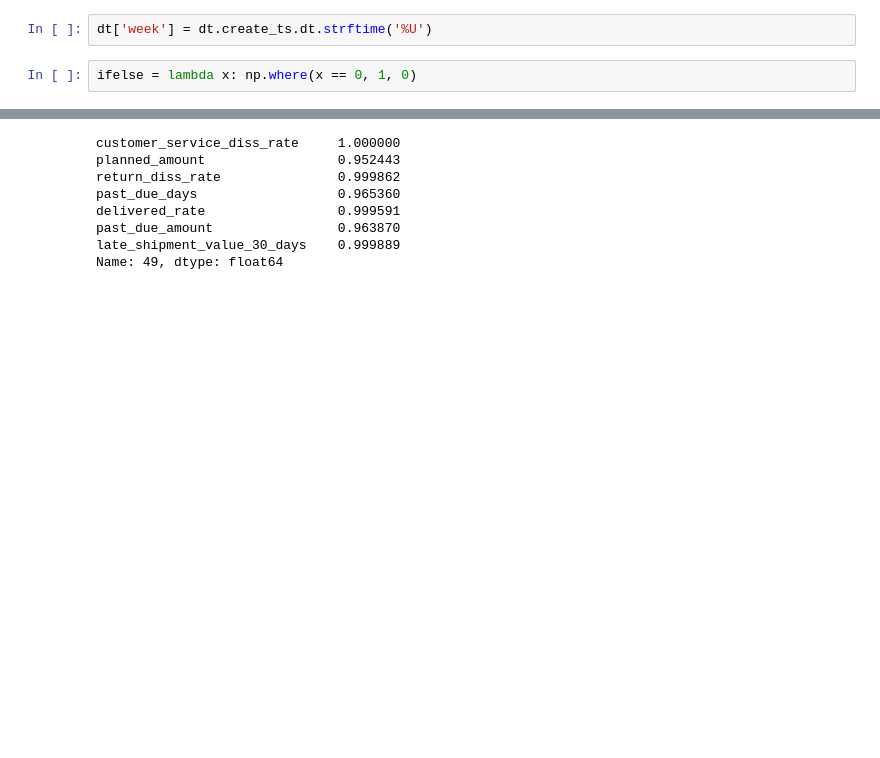
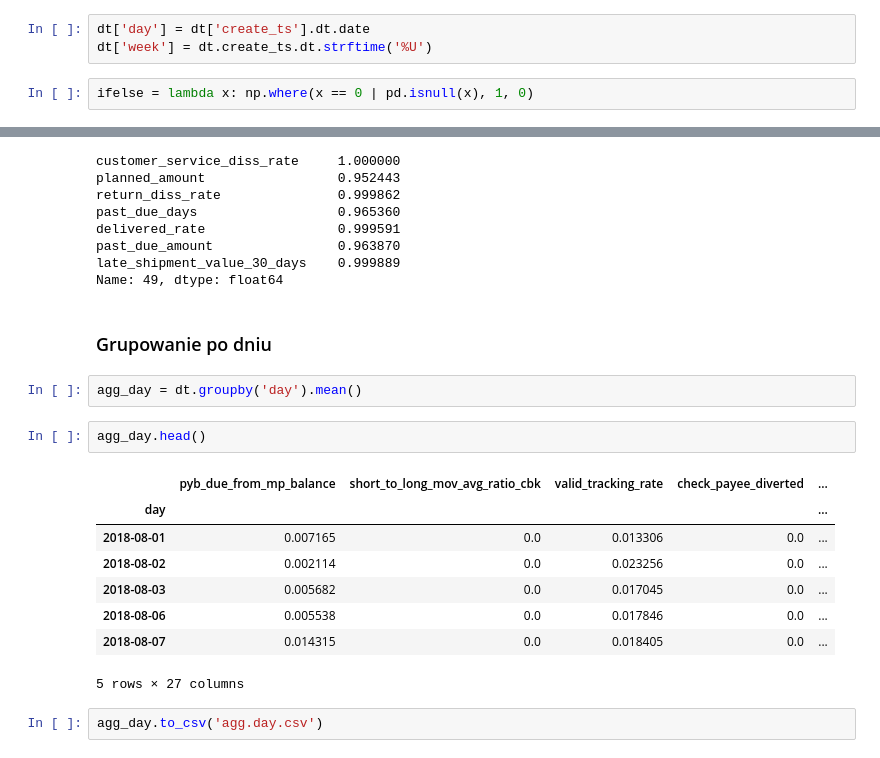
Before and after one commit to gevorgPayability/Q1.payments_model_investigation, a Jupyter notebook: main.ipynb, the cells around one changed output, grey strips where cells are left out. Cells and saved outputs as stored; diff of their text form; blank space fills up the shorter version.

Commit message:
Dodanie agregacji po dniu

```diff
--- a/main.ipynb
+++ b/main.ipynb
@@ -23,9 +23,10 @@ cls = list(chain(*[cls_to_check, ['create_ts', 'week']]))
 # %%
 dt = pd.DataFrame(d_final, columns=cls)
 # %%
+dt['day'] = dt['create_ts'].dt.date
 dt['week'] = dt.create_ts.dt.strftime('%U')
 # %%
-ifelse = lambda x: np.where(x == 0, 1, 0)
+ifelse = lambda x: np.where(x == 0 | pd.isnull(x), 1, 0)
 # %%
 dt[cls_to_check] =  dt[cls_to_check].apply(ifelse)
 # %%
@@ -69,3 +70,20 @@ delivered_rate                 0.999591
 past_due_amount                0.963870
 late_shipment_value_30_days    0.999889
 Name: 49, dtype: float64
+# %% [markdown]
+### Grupowanie po dniu
+# %%
+agg_day = dt.groupby('day').mean()
+# %%
+agg_day.head()
+# %% [output]
+|  | pyb_due_from_mp_balance | short_to_long_mov_avg_ratio_cbk | valid_tracking_rate | check_payee_diverted | ... |
+| day |  |  |  |  | ... |
+| 2018-08-01 | 0.007165 | 0.0 | 0.013306 | 0.0 | ... |
+| 2018-08-02 | 0.002114 | 0.0 | 0.023256 | 0.0 | ... |
+| 2018-08-03 | 0.005682 | 0.0 | 0.017045 | 0.0 | ... |
+| 2018-08-06 | 0.005538 | 0.0 | 0.017846 | 0.0 | ... |
+| 2018-08-07 | 0.014315 | 0.0 | 0.018405 | 0.0 | ... |
+5 rows × 27 columns
+# %%
+agg_day.to_csv('agg.day.csv')
```
Also changed, not shown: parts of 2 cells of this notebook.
